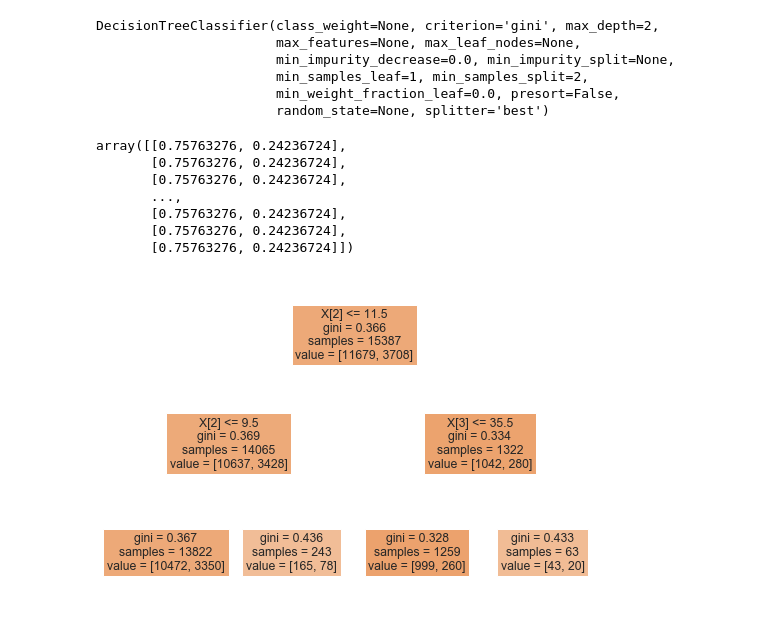
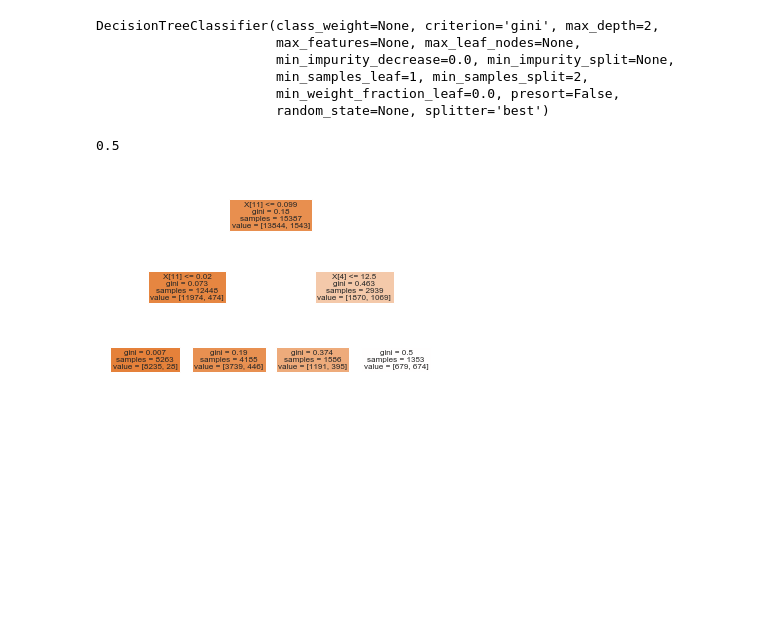
Before and after one commit to nealkafree/python, a Jupyter notebook: DataScienceCourse/stepikml.ipynb, the cells around one changed output. Cells and saved outputs as stored; diff of their text form; code cells hidden in the pictures; blank space fills up the shorter version.

```diff
--- a/DataScienceCourse/stepikml.ipynb
+++ b/DataScienceCourse/stepikml.ipynb
@@ -153,12 +158,13 @@ stepicpreprocessing.make_data_ready(event_data_train, submissions_data_train).he
 | 3 | 1 | 1 | 0 | 1 | 2.0 | 2.0 | 2.0 | 0 | ... |
 | 4 | 1 | 1 | 0 | 1 | 0.0 | 0.0 | 0.0 | 0 | ... |
 # %%
-y = event_data[event_data.action == 'passed'].groupby('user_id')\
+y = submissions_data[submissions_data.submission_status == 'correct'].groupby('user_id')\
     .step_id.nunique().to_frame().reset_index()
 x.shape
 # %% [output]
 (19234, 13)
 # %%
 y['passed'] = y.step_id > 40
-y = y.merge(x['user_id'].to_frame(), on='user_id', how='outer').fillna(False)
+y = x['user_id'].to_frame().merge(y, on='user_id', how='outer').fillna(False)
 y = y['passed']
+y.head()
@@ -194,7 +207,7 @@ y = y['passed']
 from sklearn.model_selection import train_test_split
 
 x = stepicpreprocessing.make_data_ready(event_data_train, submissions_data_train)
-x_train, x_eval, y_train, y_eval = train_test_split(x[['viewed', 'correct', 'wrong', 'steps_tried']], y, test_size=0.2)
+x_train, x_eval, y_train, y_eval = train_test_split(x, y, test_size=0.2)
 x_test = stepicpreprocessing.make_data_ready(pd.read_csv('events_data_test.csv'), pd.read_csv('submission_data_test.csv'))
 x_test.head()
 # %% [output]
@@ -219,15 +232,8 @@ DecisionTreeClassifier(class_weight=None, criterion='gini', max_depth=2,
 # %%
 from sklearn.metrics import roc_auc_score
 tree.plot_tree(clf, filled=True)
 roc_auc_score(y_eval, clf.predict(x_eval))
-clf.predict_proba(x_eval)
 # %% [output]
-array([[0.75763276, 0.24236724],
-       [0.75763276, 0.24236724],
-       [0.75763276, 0.24236724],
-       ...,
-       [0.75763276, 0.24236724],
-       [0.75763276, 0.24236724],
-       [0.75763276, 0.24236724]])
+0.5
-[figure, old version]
+[figure, new version]
 # %%
```
Also changed, not shown: parts of 7 cells of this notebook, 8 other files.
